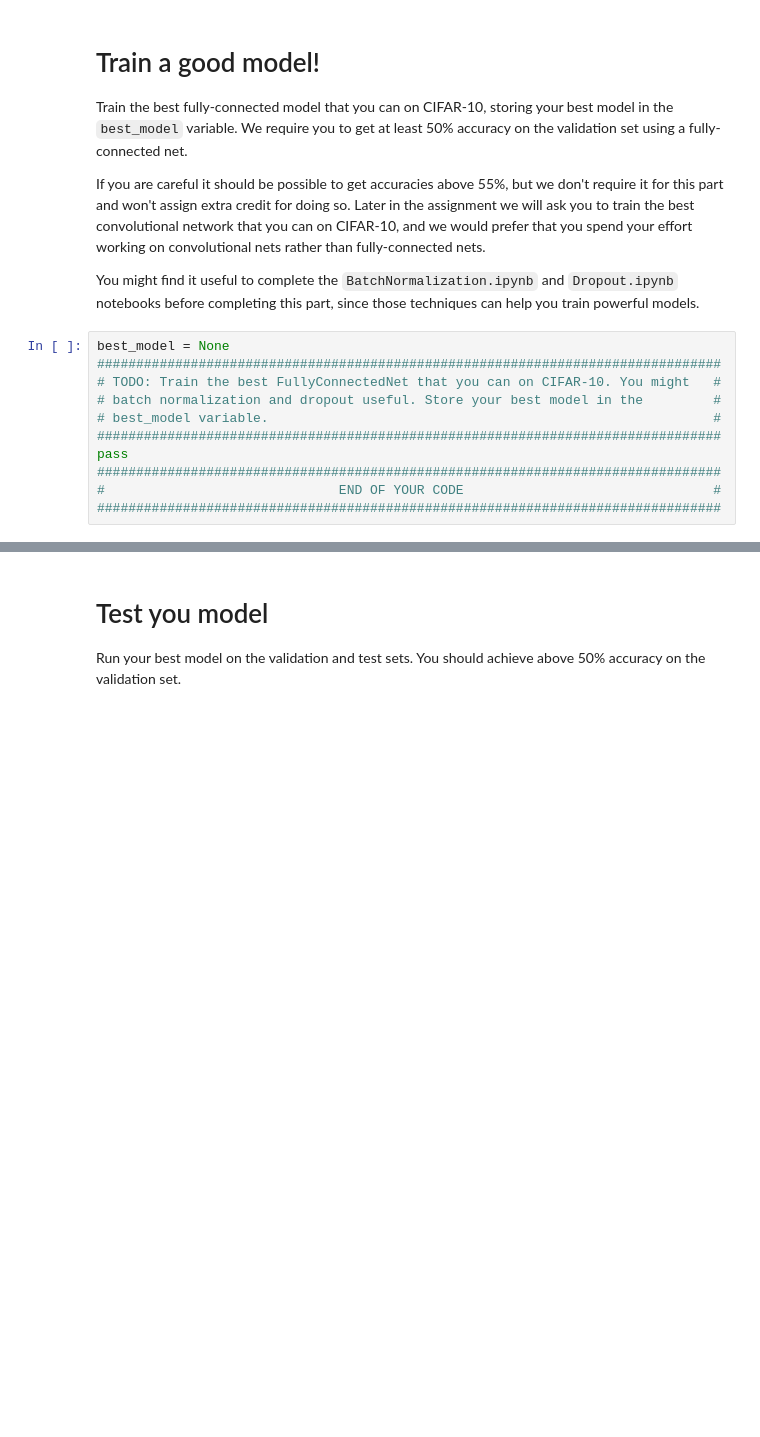
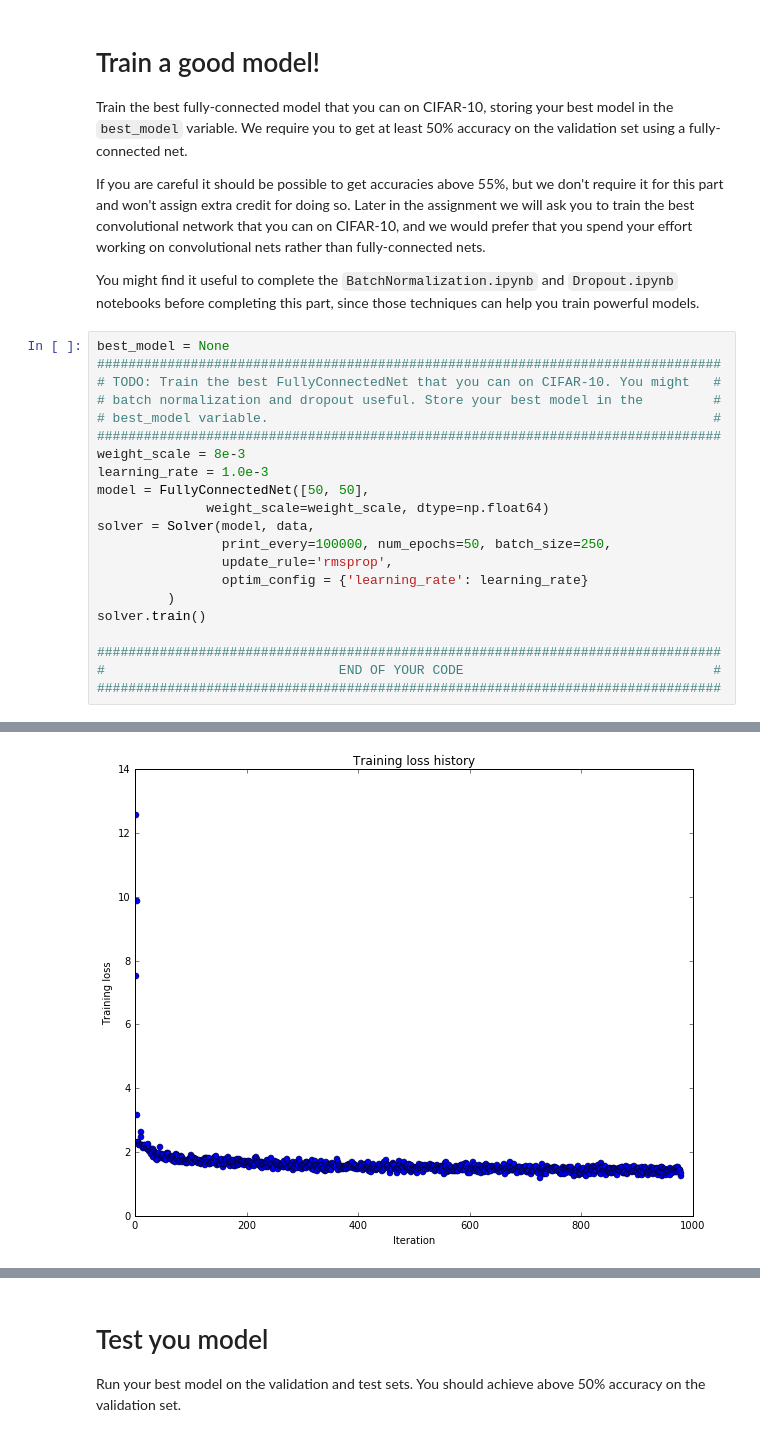
Before and after one commit to shengshuyang/StanfordCNNClass, a Jupyter notebook: assignment2/FullyConnectedNets.ipynb, the cells around one changed output, grey strips where cells are left out. Drawn from its saved outputs; the diff is of its cells as text; blank space fills up the shorter version.

Commit message:
Finished FullyConnectedNets

```diff
--- a/assignment2/FullyConnectedNets.ipynb
+++ b/assignment2/FullyConnectedNets.ipynb
@@ -776,7 +799,18 @@ best_model = None
 # batch normalization and dropout useful. Store your best model in the         #
 # best_model variable.                                                         #
 ################################################################################
-pass
+weight_scale = 8e-3
+learning_rate = 1.0e-3
+model = FullyConnectedNet([50, 50],
+              weight_scale=weight_scale, dtype=np.float64)
+solver = Solver(model, data,
+                print_every=100000, num_epochs=50, batch_size=250,
+                update_rule='rmsprop',
+                optim_config = {'learning_rate': learning_rate}
+         )
+solver.train()
+
 ################################################################################
 #                              END OF YOUR CODE                                #
 ################################################################################
+# %% [output]
@@ -782,0 +833 @@ pass
+[figure, added]
```
Also changed, not shown: parts of 20 cells of this notebook, 1 other file.
